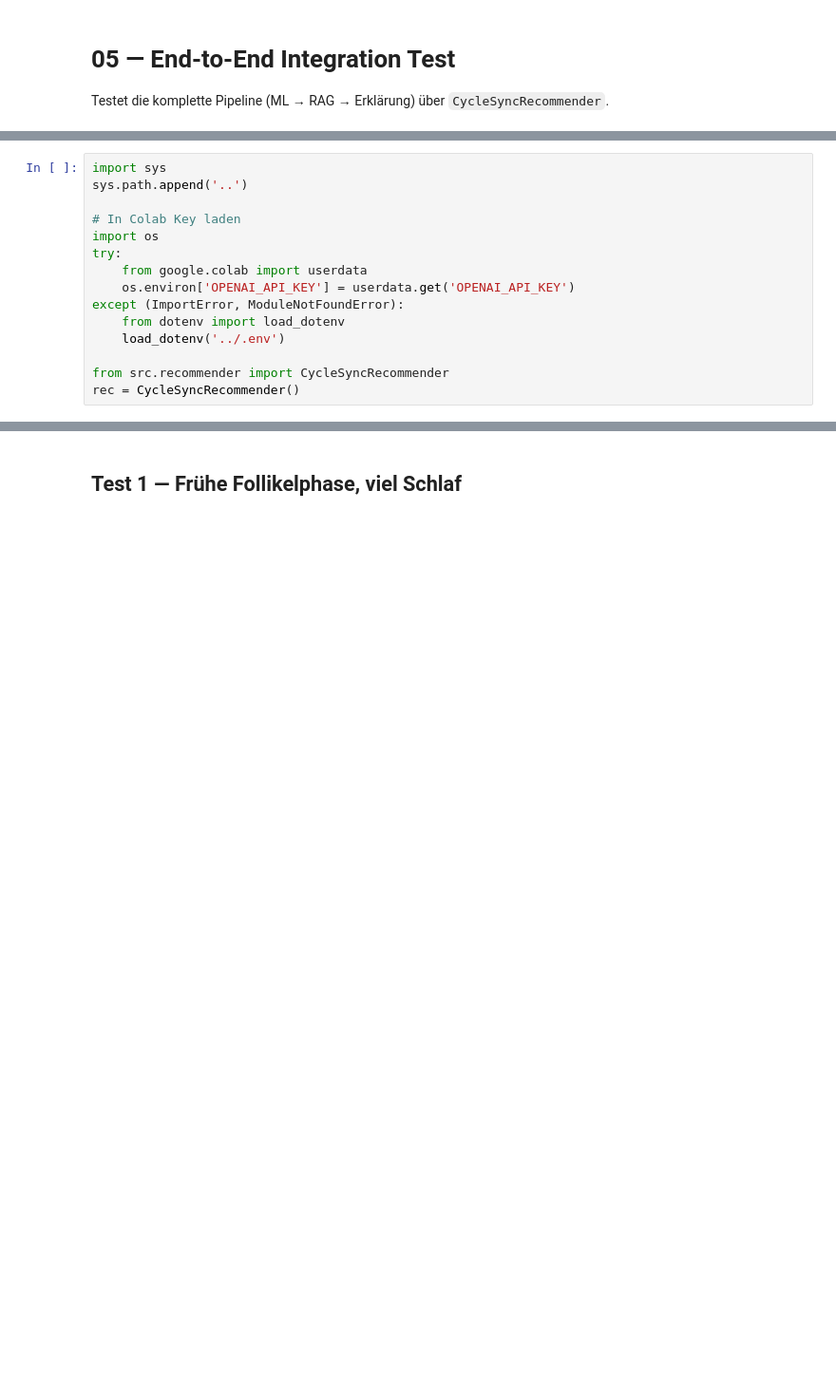
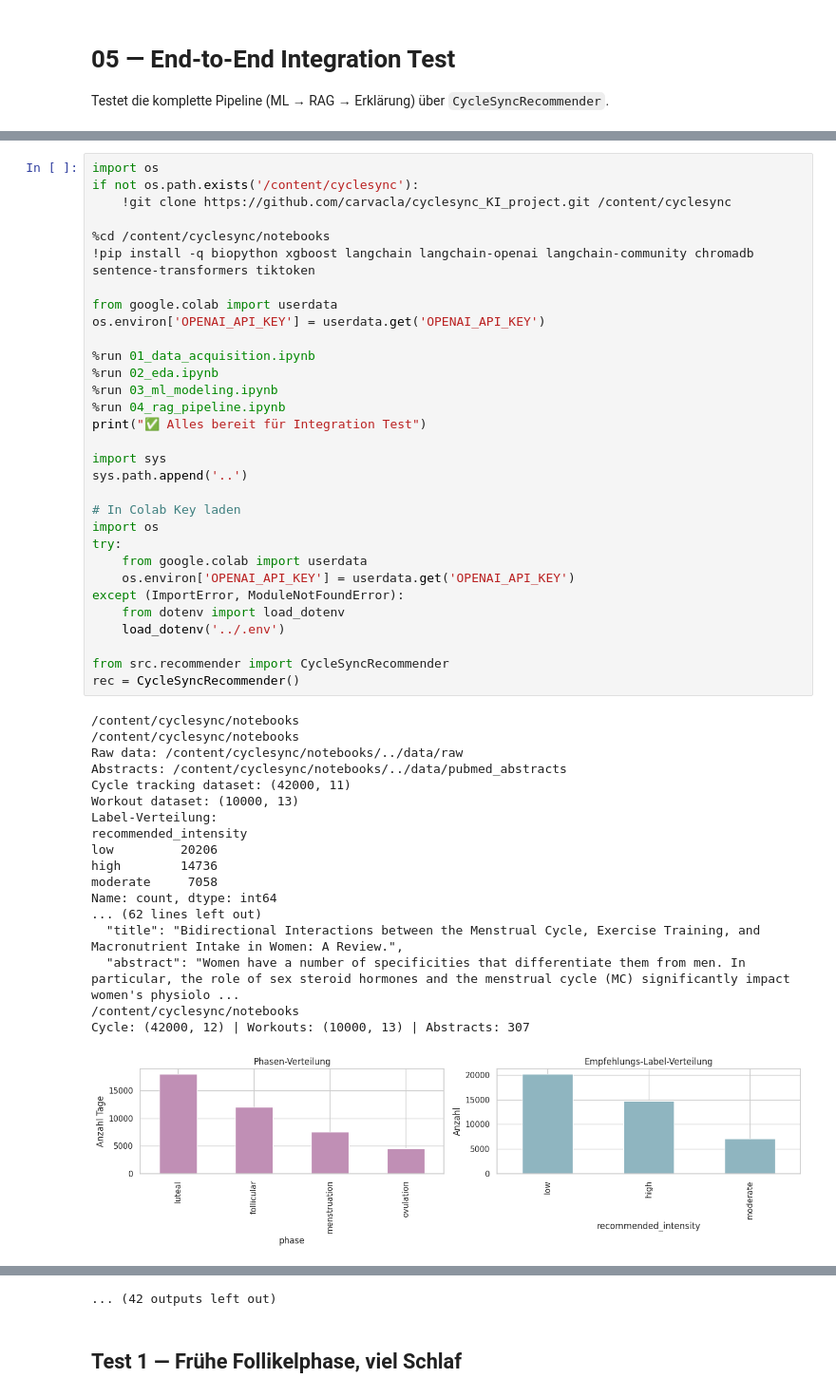
Before and after one commit to carvacla/cyclesync_KI_project, a Jupyter notebook: notebooks/05_integration_test.ipynb, the cells around one changed output, grey strips where cells are left out. Shown at 95% size. Drawn from its saved outputs; the diff is of its cells as text; blank space fills up the shorter version.

Commit message:
Mit Colab erstellt

```diff
--- a/notebooks/05_integration_test.ipynb
+++ b/notebooks/05_integration_test.ipynb
@@ -5,15 +259,50 @@ Testet die komplette Pipeline (ML → RAG → Erklärung) über `CycleSyncRecomm
 # %%
+import os
+if not os.path.exists('/content/cyclesync'):
+    !git clone https://github.com/carvacla/cyclesync_KI_project.git /content/cyclesync
+
+%cd /content/cyclesync/notebooks
+!pip install -q biopython xgboost langchain langchain-openai langchain-community chromadb sentence-transformers tiktoken
+
+from google.colab import userdata
+os.environ['OPENAI_API_KEY'] = userdata.get('OPENAI_API_KEY')
+
+%run 01_data_acquisition.ipynb
+%run 02_eda.ipynb
+%run 03_ml_modeling.ipynb
+%run 04_rag_pipeline.ipynb
+print("✅ Alles bereit für Integration Test")
+
 import sys
 sys.path.append('..')
 
 # In Colab Key laden
 import os
 try:
     from google.colab import userdata
     os.environ['OPENAI_API_KEY'] = userdata.get('OPENAI_API_KEY')
 except (ImportError, ModuleNotFoundError):
     from dotenv import load_dotenv
     load_dotenv('../.env')
 
 from src.recommender import CycleSyncRecommender
 rec = CycleSyncRecommender()
+# %% [output]
+/content/cyclesync/notebooks
+/content/cyclesync/notebooks
+Raw data: /content/cyclesync/notebooks/../data/raw
+Abstracts: /content/cyclesync/notebooks/../data/pubmed_abstracts
+Cycle tracking dataset: (42000, 11)
+Workout dataset: (10000, 13)
+Label-Verteilung:
+recommended_intensity
+low         20206
+high        14736
+moderate     7058
+Name: count, dtype: int64
+... (62 lines left out)
+  "title": "Bidirectional Interactions between the Menstrual Cycle, Exercise Training, and Macronutrient Intake in Women: A Review.",
+  "abstract": "Women have a number of specificities that differentiate them from men. In particular, the role of sex steroid hormones and the menstrual cycle (MC) significantly impact women's physiolo ...
+/content/cyclesync/notebooks
+Cycle: (42000, 12) | Workouts: (10000, 13) | Abstracts: 307
+[figure, added]
@@ -20,3 +349,4 @@ rec = CycleSyncRecommender()
+... (42 outputs left out)
 # %% [markdown]
 ## Test 1 — Frühe Follikelphase, viel Schlaf
 # %%
```
Also changed, not shown: parts of 7 cells of this notebook.
